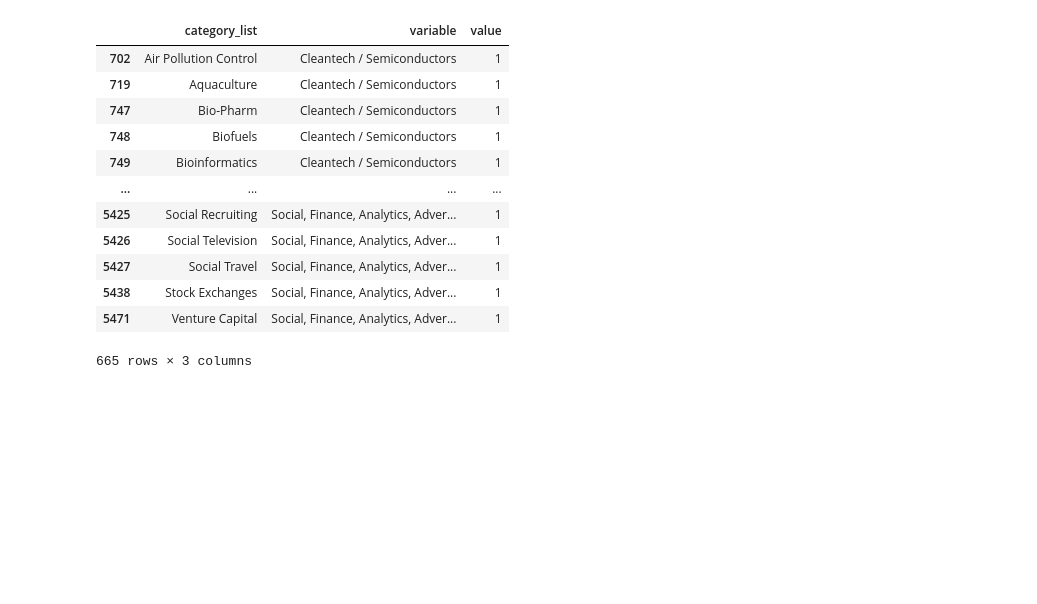
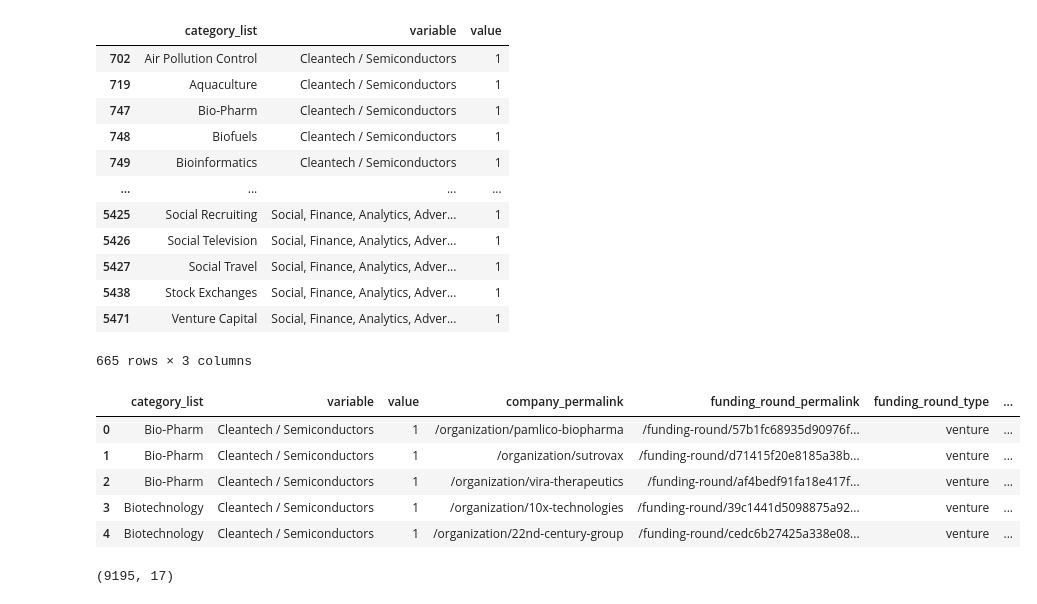
Before and after one commit to emmanuelidehen/Data-Visualisation-in-Python, a Jupyter notebook: Assignment.ipynb, the cells around one changed output. Cells and saved outputs as stored; diff of their text form; code cells hidden in the pictures; blank space fills up the shorter version.

```diff
--- a/Assignment.ipynb
+++ b/Assignment.ipynb
@@ -541,4 +605,13 @@ melt
 | 5471 | Venture Capital | Social, Finance, Analytics, Adver... | 1 |
 665 rows × 3 columns
 # %%
-###merge this with the master data frame!
+### merge this with the master data frame!
+newly_merged = pd.merge(melt, master_frame, how= "inner", left_on= "category_list", right_on= "category_list")
+newly_merged.head()
+# %% [output]
+|  | category_list | variable | value | company_permalink | funding_round_permalink | funding_round_type | ... |
+| 0 | Bio-Pharm | Cleantech / Semiconductors | 1 | /organization/pamlico-biopharma | /funding-round/57b1fc68935d90976f... | venture | ... |
+| 1 | Bio-Pharm | Cleantech / Semiconductors | 1 | /organization/sutrovax | /funding-round/d71415f20e8185a38b... | venture | ... |
+| 2 | Bio-Pharm | Cleantech / Semiconductors | 1 | /organization/vira-therapeutics | /funding-round/af4bedf91fa18e417f... | venture | ... |
+| 3 | Biotechnology | Cleantech / Semiconductors | 1 | /organization/10x-technologies | /funding-round/39c1441d5098875a92... | venture | ... |
+| 4 | Biotechnology | Cleantech / Semiconductors | 1 | /organization/22nd-century-group | /funding-round/cedc6b27425a338e08... | venture | ... |
@@ -544,0 +620,4 @@ melt
+# %%
+newly_merged.shape
+# %% [output]
+(9195, 17)
```
Also changed, not shown: parts of 57 cells of this notebook.
